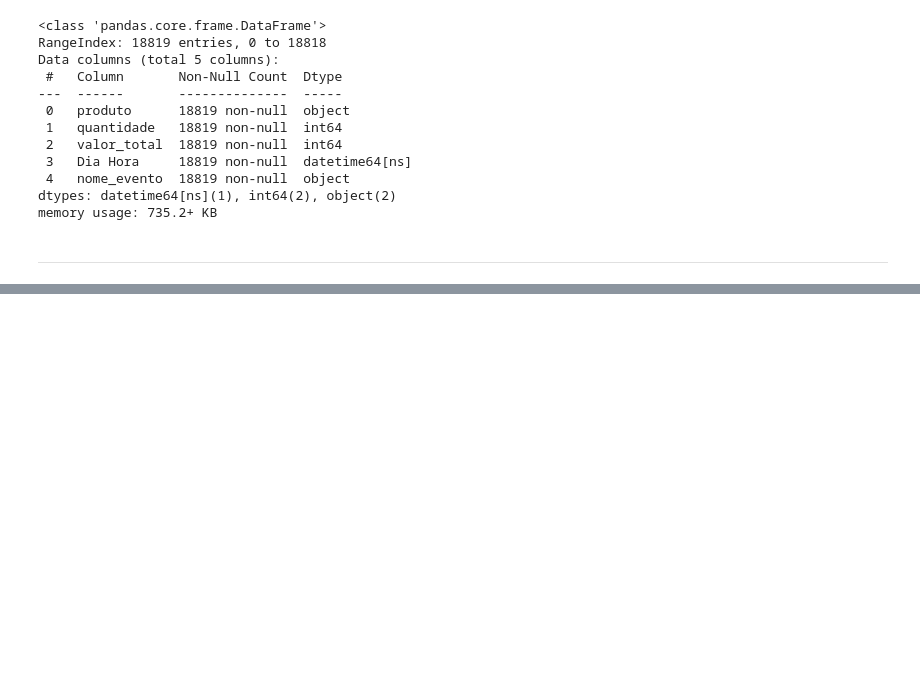
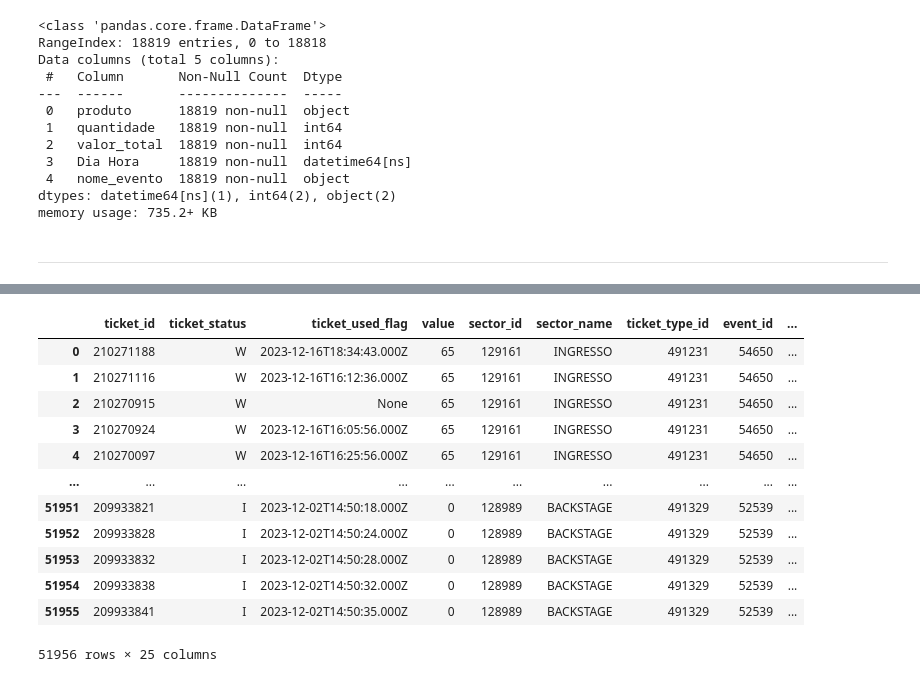
Before and after one commit to mateusono1/CB-Produ-es, a Jupyter notebook: Bilheteria_Digital.ipynb, the cells around one changed output, grey strips where cells are left out. Drawn from its saved outputs; the diff is of its cells as text; code cells hidden in the pictures; blank space fills up the shorter version.

```diff
--- a/Bilheteria_Digital.ipynb
+++ b/Bilheteria_Digital.ipynb
@@ -4,3 +5,5 @@ import requests
+# %%
+pd.set_option('display.max_columns', None)
 # %% [markdown]
 -------
 # %% [markdown]
@@ -186,0 +143,78 @@ teste_df
+# %%
+base_ingressos=pd.DataFrame()
+
+pagina=1
+teste_json={
+  "success": True,
+  "body": {
+    "total_records": 0,
+    "tickets": [
+      {
+        "event_id": "string",
+        "order_id": "string",
+        "sector_id": "string",
+        "ticket_id": "string",
+        "ticket_type_id": "string",
+        "event_name": "string",
+        "event_start_datetime": "string",
+        "event_end_datetime": "string",
+        "sector_name": "string",
+        "ticket_type_name": "string",
+        "value": "string",
+        "ticket_status": "string",
+        "ticket_used_flag": True,
+        "client_document": "string",
+        "client_name": "string",
+        "client_email": "string",
+        "client_phone": "string",
+        "client_address": "string",
+        "client_address_number": "string",
+        "client_address_complement": "string",
+        "client_neighborhood": "string",
+        "client_city": "string",
+        "client_state": "string",
+        "client_zip_code": "string",
+        "client_blocked_flag": True
+      }
+    ]
+  }
+}
+while teste_json["body"]["tickets"]!=[]:
+    api_url='https://ms.bilheteriadigital.net/partners/tickets'
+
+
+    headers={
+        "Authorization":"9e5304038fcc84d051c40ec8cc5a38a2b0745e8e",
+        "Content-Type":"application/json"
+    }
+
+
+    parametros={
+        "page":pagina,
+        "limit":3000
+    }
+
+    response_teste = requests.get(api_url, headers=headers, params=parametros)
+    teste_json=response_teste.json()
+
+
+    teste_json_2=teste_json["body"]["tickets"]
+    temp_df=pd.DataFrame(teste_json_2)
+    base_ingressos=pd.concat([base_ingressos,temp_df],ignore_index=True)
+
+    pagina+=1
+base_ingressos
+# %% [output]
+|  | ticket_id | ticket_status | ticket_used_flag | value | sector_id | sector_name | ticket_type_id | event_id | ... |
+| 0 | 210271188 | W | 2023-12-16T18:34:43.000Z | 65 | 129161 | INGRESSO | 491231 | 54650 | ... |
+| 1 | 210271116 | W | 2023-12-16T16:12:36.000Z | 65 | 129161 | INGRESSO | 491231 | 54650 | ... |
+| 2 | 210270915 | W | None | 65 | 129161 | INGRESSO | 491231 | 54650 | ... |
+| 3 | 210270924 | W | 2023-12-16T16:05:56.000Z | 65 | 129161 | INGRESSO | 491231 | 54650 | ... |
+| 4 | 210270097 | W | 2023-12-16T16:25:56.000Z | 65 | 129161 | INGRESSO | 491231 | 54650 | ... |
+| ... | ... | ... | ... | ... | ... | ... | ... | ... | ... |
+| 51951 | 209933821 | I | 2023-12-02T14:50:18.000Z | 0 | 128989 | BACKSTAGE | 491329 | 52539 | ... |
+| 51952 | 209933828 | I | 2023-12-02T14:50:24.000Z | 0 | 128989 | BACKSTAGE | 491329 | 52539 | ... |
+| 51953 | 209933832 | I | 2023-12-02T14:50:28.000Z | 0 | 128989 | BACKSTAGE | 491329 | 52539 | ... |
+| 51954 | 209933838 | I | 2023-12-02T14:50:32.000Z | 0 | 128989 | BACKSTAGE | 491329 | 52539 | ... |
+| 51955 | 209933841 | I | 2023-12-02T14:50:35.000Z | 0 | 128989 | BACKSTAGE | 491329 | 52539 | ... |
+51956 rows × 25 columns
```
Also changed, not shown: parts of 16 cells of this notebook.
